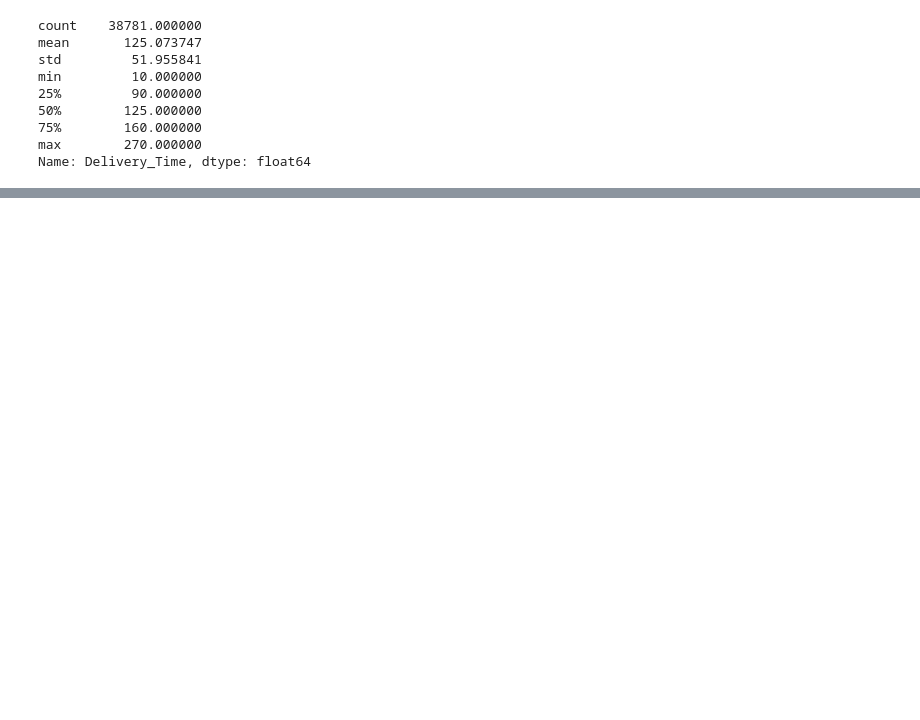
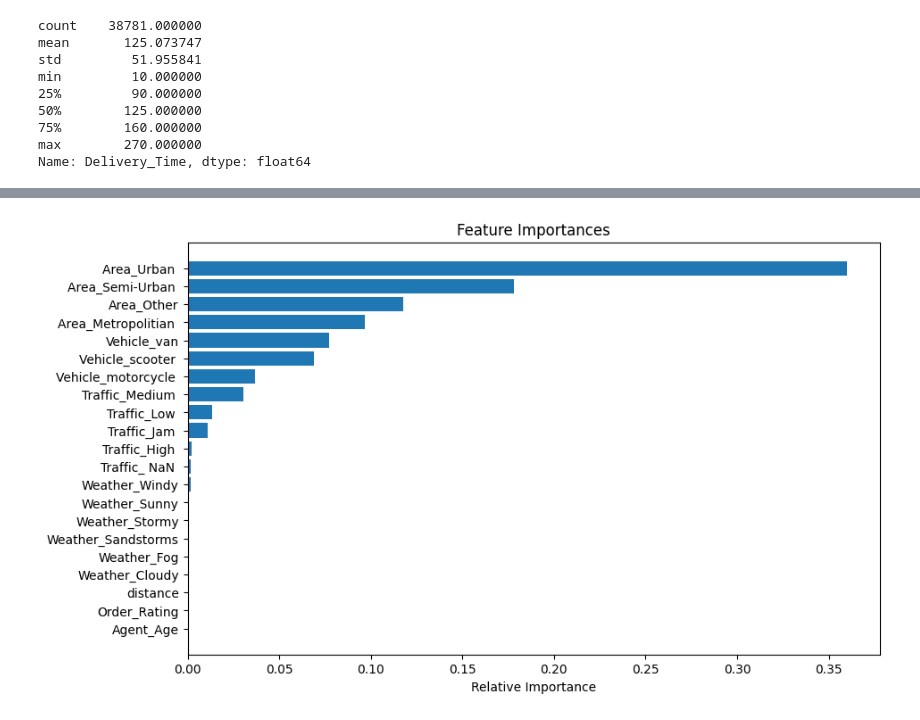
Before and after one commit to wonjoon123/wonjoon123.github.io, a Jupyter notebook: grosshackers/16기_퀘스트/DS/DataAnalysis/data_analysis.ipynb, the cells around one changed output, grey strips where cells are left out. Saved outputs shown, nothing was run; the diff lists cells and outputs as text; code cells hidden in the pictures; blank space fills up the shorter version.

```diff
--- a/grosshackers/16기_퀘스트/DS/DataAnalysis/data_analysis.ipynb
+++ b/grosshackers/16기_퀘스트/DS/DataAnalysis/data_analysis.ipynb
@@ -188,0 +214,7 @@ ax = sns.countplot(hue='orderrating_qcut',x='delivery_qcut',data=processed_df)
+# %%
+x = pd.get_dummies(modeling_df.drop(columns=['Delayed']))
+y = modeling_df['Delayed']
+model_improved = DecisionTreeClassifier(max_depth=15,min_samples_leaf=10)
+model_improved.fit(x_train,y_train)
+y_pred_improved = model_improved.predict(x_test)
+print(classification_report(y_test,y_pred_improved))
@@ -188,0 +230,7 @@ ax = sns.countplot(hue='orderrating_qcut',x='delivery_qcut',data=processed_df)
+# %%
+from sklearn.ensemble import RandomForestClassifier
+
+clf = RandomForestClassifier(n_estimators=200, random_state=45)
+clf.fit(x_train, y_train)
+y_pred_clf = clf.predict(x_test)
+print(classification_report(y_test,y_pred_clf))
@@ -188,0 +246,21 @@ ax = sns.countplot(hue='orderrating_qcut',x='delivery_qcut',data=processed_df)
+# %%
+model = DecisionTreeClassifier(random_state=1)
+
+param_grid = {
+    'max_depth': [None, 10, 20, 30, 40, 50],
+    'min_samples_split': [2, 5, 10],
+    'min_samples_leaf': [1, 2, 4],
+    'max_features': [None, 'auto', 'sqrt', 'log2'],
+    'criterion': ['gini', 'entropy']
+}
+# %%
+from sklearn.model_selection import GridSearchCV
+
+grid_search = GridSearchCV(estimator=model, param_grid=param_grid, cv=5, n_jobs=-1, verbose=2)
+
+grid_search.fit(x_train, y_train)
+
+best_model = grid_search.best_estimator_
+y_pred = best_model.predict(x_test)
+
+print(classification_report(y_test,y_pred_clf))
@@ -188,0 +294,12 @@ ax = sns.countplot(hue='orderrating_qcut',x='delivery_qcut',data=processed_df)
+# %%
+importances = best_model.feature_importances_
+indices = np.argsort(importances)
+
+plt.figure(figsize=(10, 6))
+plt.title('Feature Importances')
+plt.barh(range(x.shape[1]), importances[indices], align='center')
+plt.yticks(range(x.shape[1]), x.columns)
+plt.xlabel('Relative Importance')
+plt.show()
+# %% [output]
+[figure, added]
```
Also changed, not shown: parts of 22 cells of this notebook, 2 other files.
